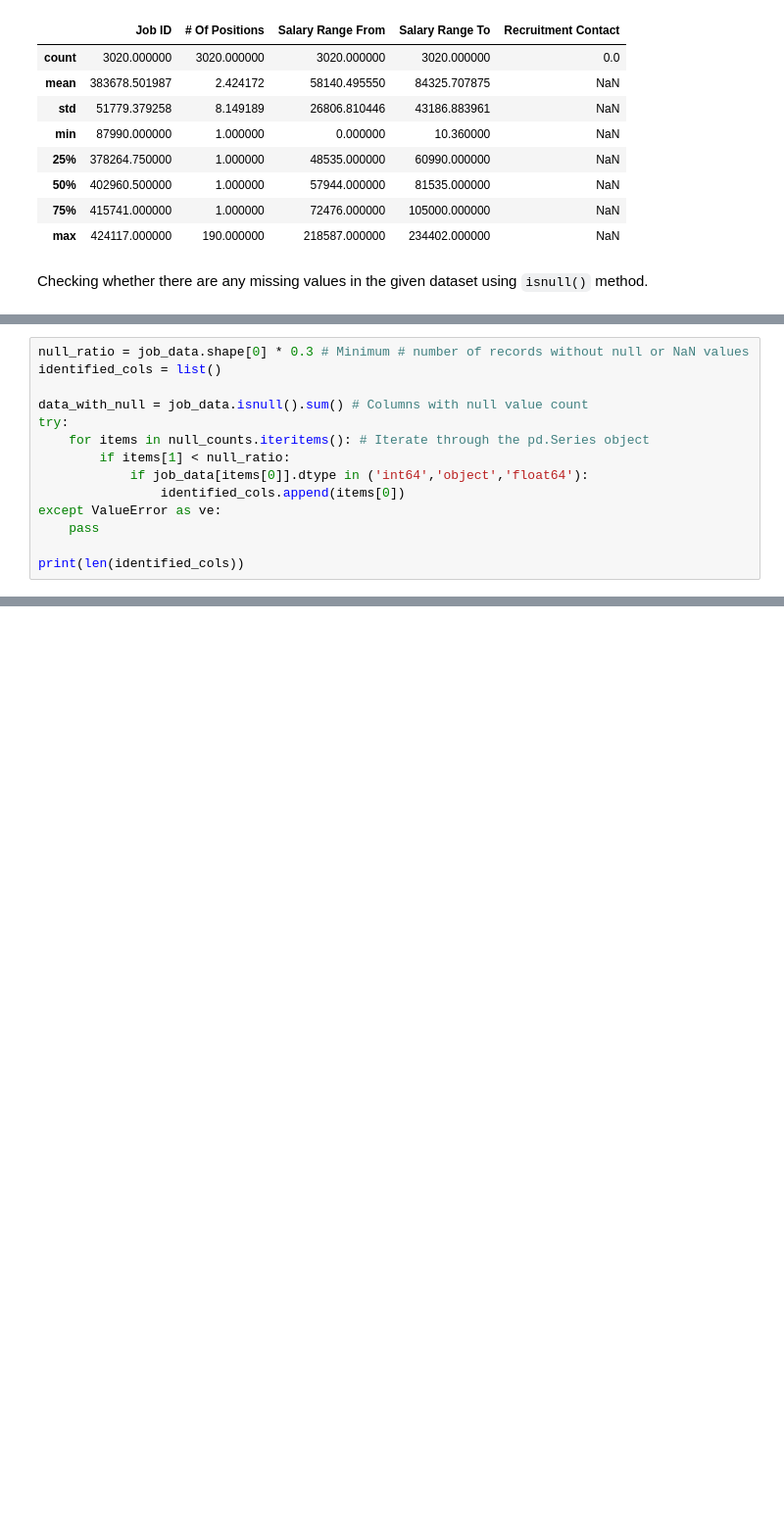
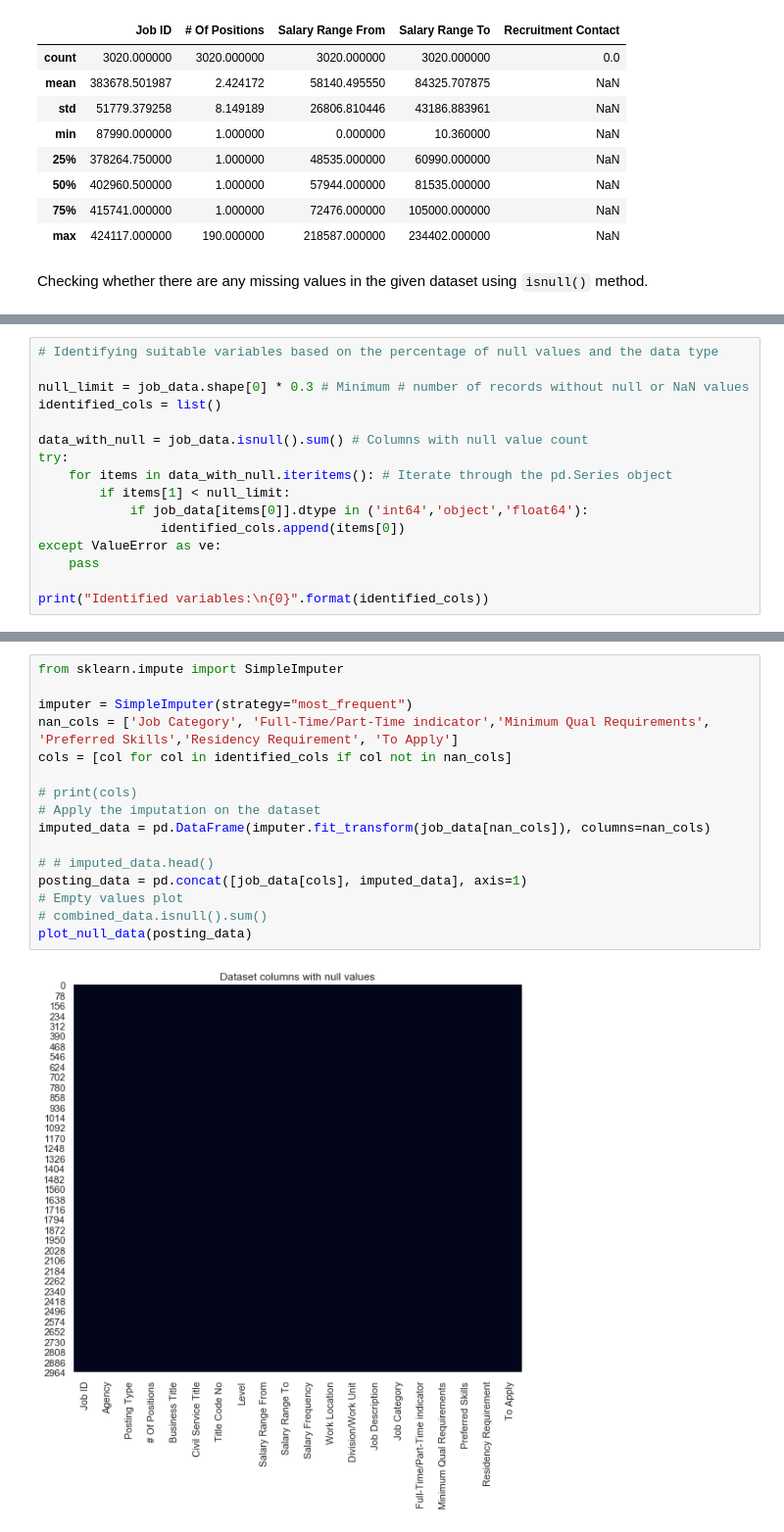
Before and after one commit to Data-Citadel/IDS_GROUP006, a Jupyter notebook: Clustering-New York Job Posting Data.ipynb, the cells around one changed output, grey strips where cells are left out. Shown at 98% size. Drawn from its saved outputs; the diff is of its cells as text; blank space fills up the shorter version.

```diff
--- a/Clustering-New York Job Posting Data.ipynb
+++ b/Clustering-New York Job Posting Data.ipynb
@@ -127,15 +148,17 @@ The variables need to be identified for further processing and analysis. The var
 # %%
-null_ratio = job_data.shape[0] * 0.3 # Minimum # number of records without null or NaN values
+# Identifying suitable variables based on the percentage of null values and the data type
+
+null_limit = job_data.shape[0] * 0.3 # Minimum # number of records without null or NaN values
 identified_cols = list()
 
 data_with_null = job_data.isnull().sum() # Columns with null value count
 try:
-    for items in null_counts.iteritems(): # Iterate through the pd.Series object
-        if items[1] < null_ratio:
+    for items in data_with_null.iteritems(): # Iterate through the pd.Series object
+        if items[1] < null_limit:
             if job_data[items[0]].dtype in ('int64','object','float64'):
                 identified_cols.append(items[0])
 except ValueError as ve:
     pass
 
-print(len(identified_cols))
+print("Identified variables:\n{0}".format(identified_cols))
 # %% [output]
@@ -165,0 +173,18 @@ X = job_data[X_fields]
+# %%
+from sklearn.impute import SimpleImputer
+
+imputer = SimpleImputer(strategy="most_frequent")
+nan_cols = ['Job Category', 'Full-Time/Part-Time indicator','Minimum Qual Requirements', 'Preferred Skills','Residency Requirement', 'To Apply']
+cols = [col for col in identified_cols if col not in nan_cols]
+
+# print(cols)
+# Apply the imputation on the dataset
+imputed_data = pd.DataFrame(imputer.fit_transform(job_data[nan_cols]), columns=nan_cols)
+
+# # imputed_data.head()
+posting_data = pd.concat([job_data[cols], imputed_data], axis=1)
+# Empty values plot
+# combined_data.isnull().sum()
+plot_null_data(posting_data)
+# %% [output]
+[figure, added]
```
Also changed, not shown: parts of 29 cells of this notebook.
